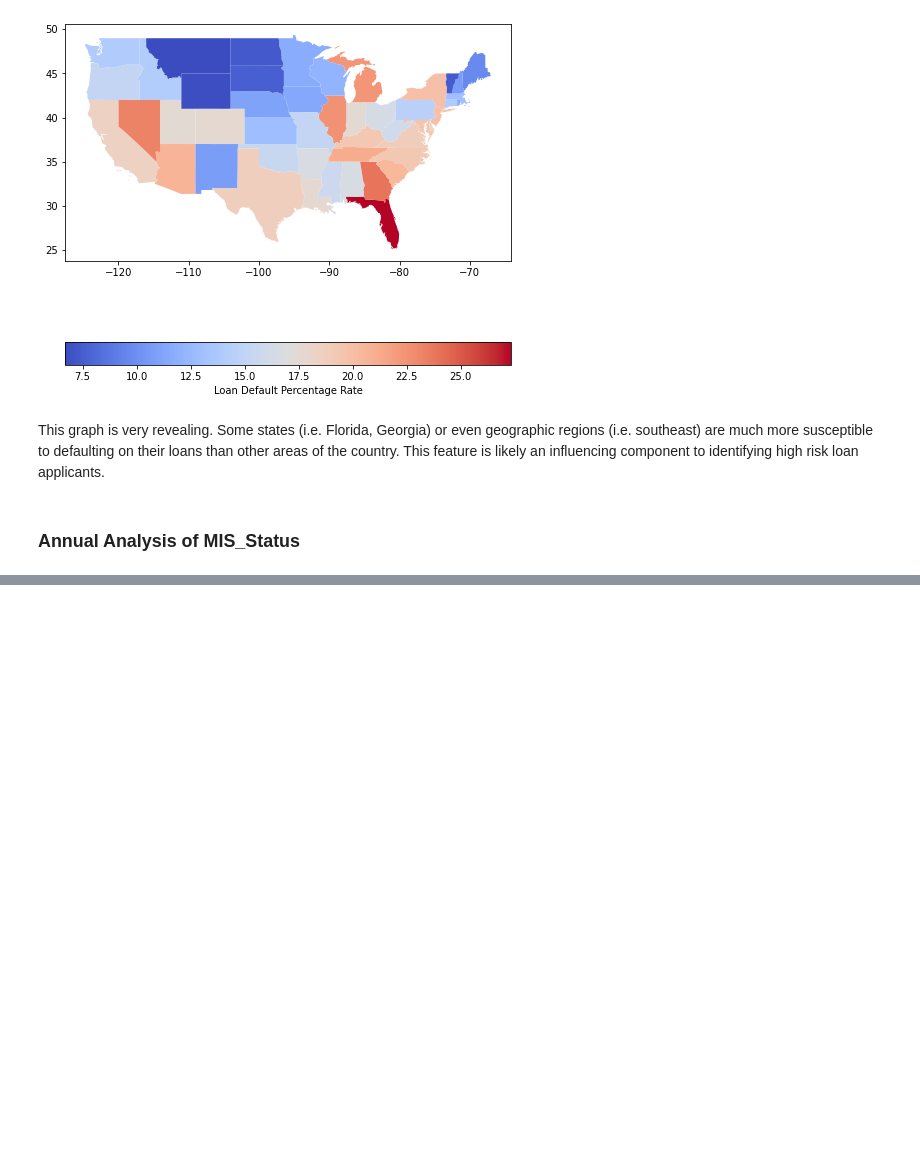
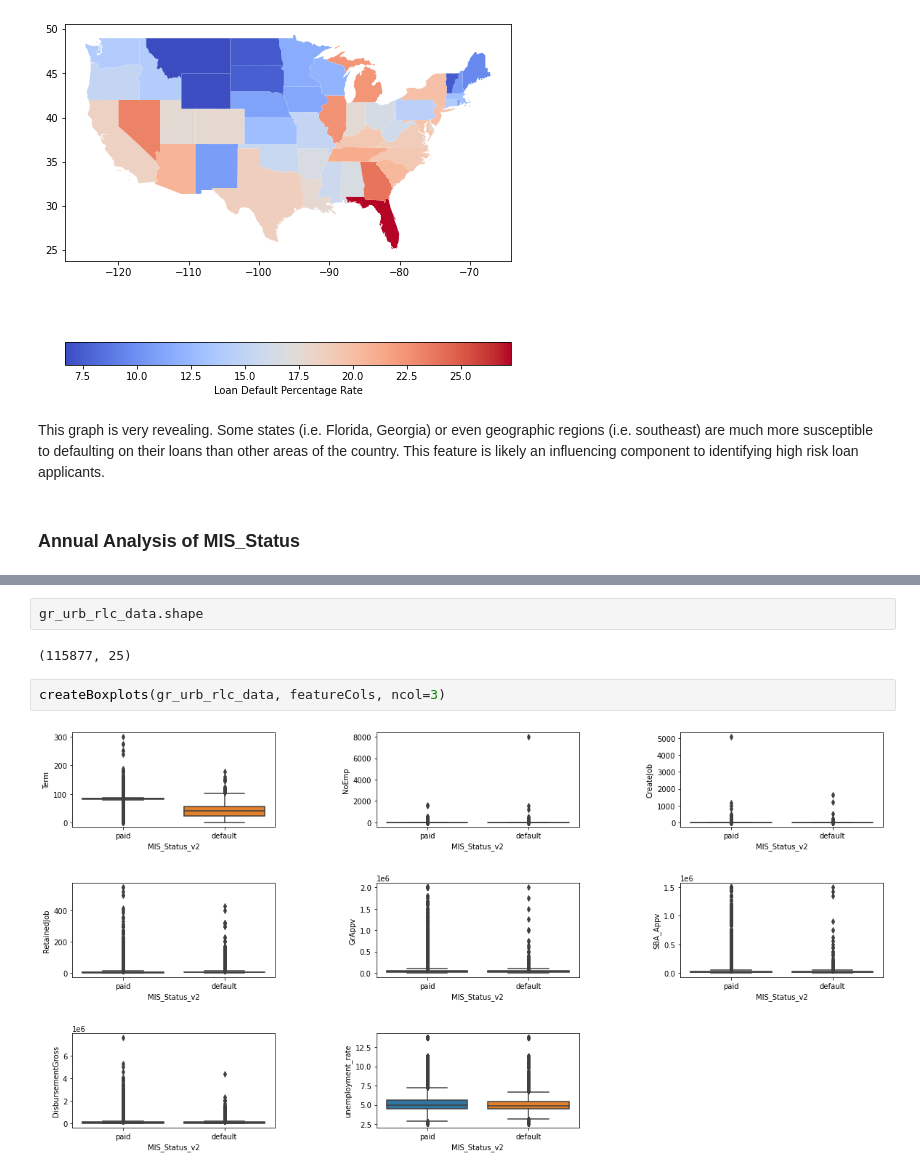
Before and after one commit to mitchellramsey/sba-hra-analysis, a Jupyter notebook: notebooks/2.0_exploratory_data_analysis_mr_2022_0321.ipynb, the cells around one changed output, grey strips where cells are left out. Saved outputs shown, nothing was run; the diff lists cells and outputs as text; blank space fills up the shorter version.

```diff
--- a/notebooks/2.0_exploratory_data_analysis_mr_2022_0321.ipynb
+++ b/notebooks/2.0_exploratory_data_analysis_mr_2022_0321.ipynb
@@ -308,0 +399,8 @@ Definitely getting closer to identifing some key factors into identifying high r
+# %%
+gr_urb_rlc_data.shape
+# %% [output]
+(115877, 25)
+# %%
+createBoxplots(gr_urb_rlc_data, featureCols, ncol=3)
+# %% [output]
+[figure, added]
```
Also changed, not shown: parts of 62 cells of this notebook, 3 other files.
